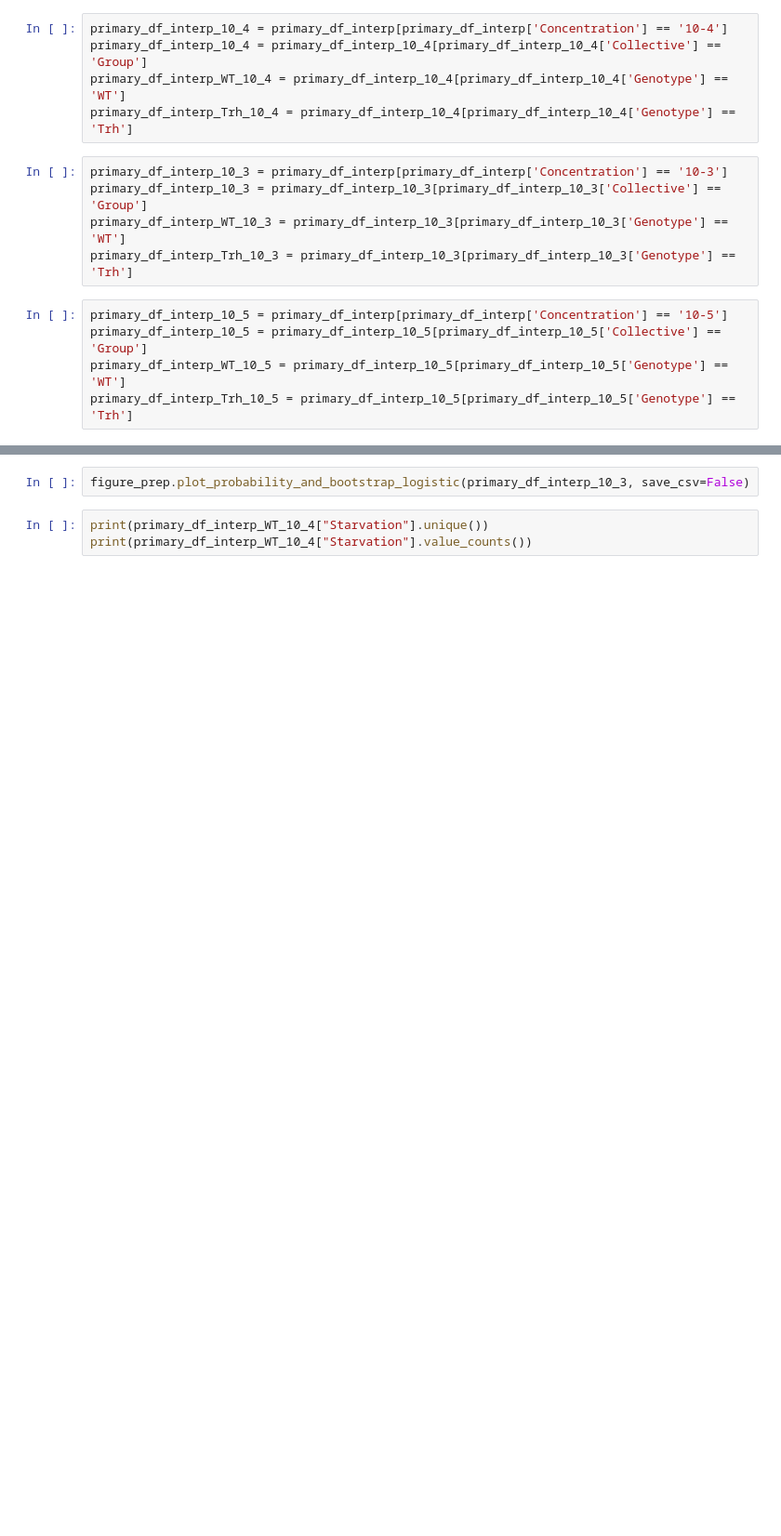
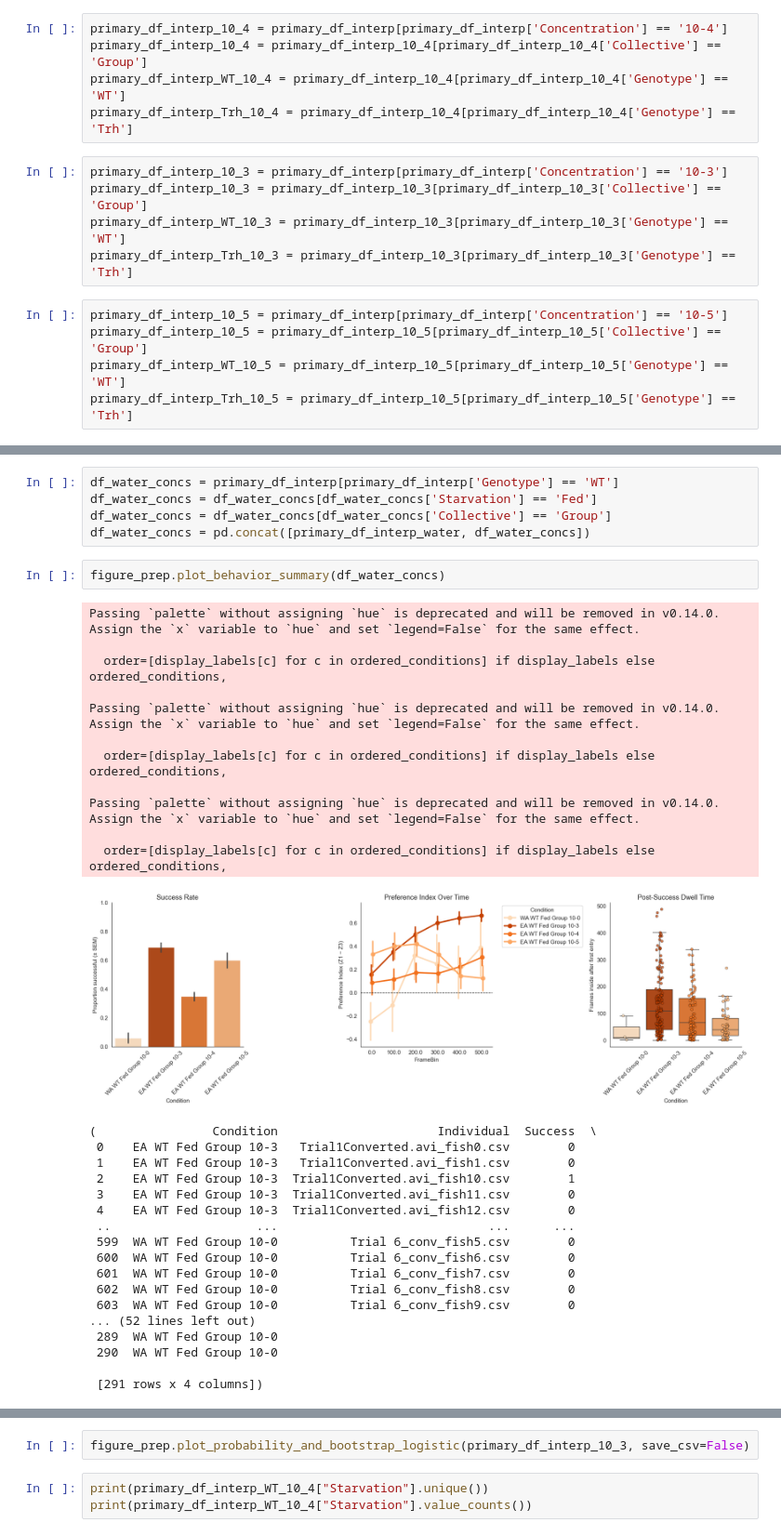
Before and after one commit to HariPNarayanan/larva-locater, a Jupyter notebook: Structured/analysis_bulk.ipynb, the cells around one changed output, grey strips where cells are left out. Shown at 93% size. Saved outputs shown, nothing was run; the diff lists cells and outputs as text; blank space fills up the shorter version.

```diff
--- a/Structured/analysis_bulk.ipynb
+++ b/Structured/analysis_bulk.ipynb
@@ -48 +143,38 @@ primary_df_interp_Trh_10_5 = primary_df_interp_10_5[primary_df_interp_10_5['Geno
+# %%
+df_water_concs = primary_df_interp[primary_df_interp['Genotype'] == 'WT']
+df_water_concs = df_water_concs[df_water_concs['Starvation'] == 'Fed']
+df_water_concs = df_water_concs[df_water_concs['Collective'] == 'Group']
+df_water_concs = pd.concat([primary_df_interp_water, df_water_concs])
+# %%
+figure_prep.plot_behavior_summary(df_water_concs)
+# %% [output]
+Passing `palette` without assigning `hue` is deprecated and will be removed in v0.14.0. Assign the `x` variable to `hue` and set `legend=False` for the same effect.
+
+  order=[display_labels[c] for c in ordered_conditions] if display_labels else ordered_conditions,
+
+Passing `palette` without assigning `hue` is deprecated and will be removed in v0.14.0. Assign the `x` variable to `hue` and set `legend=False` for the same effect.
+
+  order=[display_labels[c] for c in ordered_conditions] if display_labels else ordered_conditions,
+
+Passing `palette` without assigning `hue` is deprecated and will be removed in v0.14.0. Assign the `x` variable to `hue` and set `legend=False` for the same effect.
+
+  order=[display_labels[c] for c in ordered_conditions] if display_labels else ordered_conditions,
+[figure, added]
+(                Condition                      Individual  Success  \
+ 0    EA WT Fed Group 10-3   Trial1Converted.avi_fish0.csv        0
+ 1    EA WT Fed Group 10-3   Trial1Converted.avi_fish1.csv        0
+ 2    EA WT Fed Group 10-3  Trial1Converted.avi_fish10.csv        1
+ 3    EA WT Fed Group 10-3  Trial1Converted.avi_fish11.csv        0
+ 4    EA WT Fed Group 10-3  Trial1Converted.avi_fish12.csv        0
+ ..                    ...                             ...      ...
+ 599  WA WT Fed Group 10-0          Trial 6_conv_fish5.csv        0
+ 600  WA WT Fed Group 10-0          Trial 6_conv_fish6.csv        0
+ 601  WA WT Fed Group 10-0          Trial 6_conv_fish7.csv        0
+ 602  WA WT Fed Group 10-0          Trial 6_conv_fish8.csv        0
+ 603  WA WT Fed Group 10-0          Trial 6_conv_fish9.csv        0
+... (52 lines left out)
+ 289  WA WT Fed Group 10-0
+ 290  WA WT Fed Group 10-0
+
+ [291 rows x 4 columns])
 # %%
```
Also changed, not shown: parts of 13 cells of this notebook, 1 other file.
